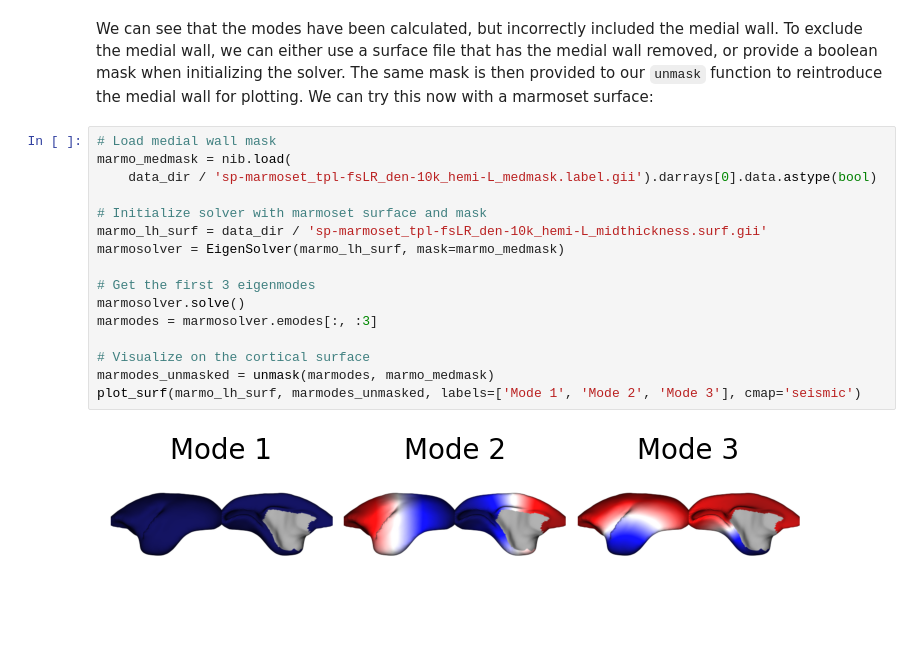
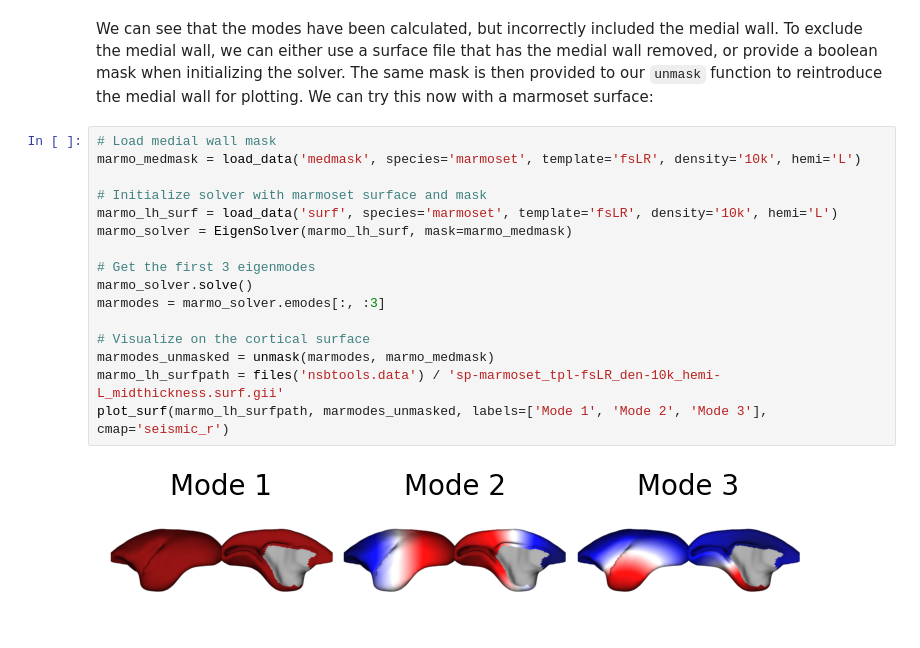
Before and after one commit to VictorBarnes/neuromodes, a Jupyter notebook: docs/tutorials/calc_modes.ipynb, the cells around one changed output. Saved outputs shown, nothing was run; the diff lists cells and outputs as text.

```diff
--- a/docs/tutorials/calc_modes.ipynb
+++ b/docs/tutorials/calc_modes.ipynb
@@ -44,19 +44,19 @@ We can see that the modes have been calculated, but incorrectly included the med
  to reintroduce the medial wall for plotting. We can try this now with a marmoset surface:
 # %%
 # Load medial wall mask
-marmo_medmask = nib.load(
-    data_dir / 'sp-marmoset_tpl-fsLR_den-10k_hemi-L_medmask.label.gii').darrays[0].data.astype(bool)
+marmo_medmask = load_data('medmask', species='marmoset', template='fsLR', density='10k', hemi='L')
 
 # Initialize solver with marmoset surface and mask
-marmo_lh_surf = data_dir / 'sp-marmoset_tpl-fsLR_den-10k_hemi-L_midthickness.surf.gii'
-marmosolver = EigenSolver(marmo_lh_surf, mask=marmo_medmask)
+marmo_lh_surf = load_data('surf', species='marmoset', template='fsLR', density='10k', hemi='L')
+marmo_solver = EigenSolver(marmo_lh_surf, mask=marmo_medmask)
 
 # Get the first 3 eigenmodes
-marmosolver.solve()
-marmodes = marmosolver.emodes[:, :3]
+marmo_solver.solve()
+marmodes = marmo_solver.emodes[:, :3]
 
 # Visualize on the cortical surface
 marmodes_unmasked = unmask(marmodes, marmo_medmask)
-plot_surf(marmo_lh_surf, marmodes_unmasked, labels=['Mode 1', 'Mode 2', 'Mode 3'], cmap='seismic')
+marmo_lh_surfpath = files('nsbtools.data') / 'sp-marmoset_tpl-fsLR_den-10k_hemi-L_midthickness.surf.gii'
+plot_surf(marmo_lh_surfpath, marmodes_unmasked, labels=['Mode 1', 'Mode 2', 'Mode 3'], cmap='seismic_r')
 # %% [output]
-[figure, old version]
+[figure, new version]
```
Also changed, not shown: parts of 2 cells of this notebook, 30 other files.
